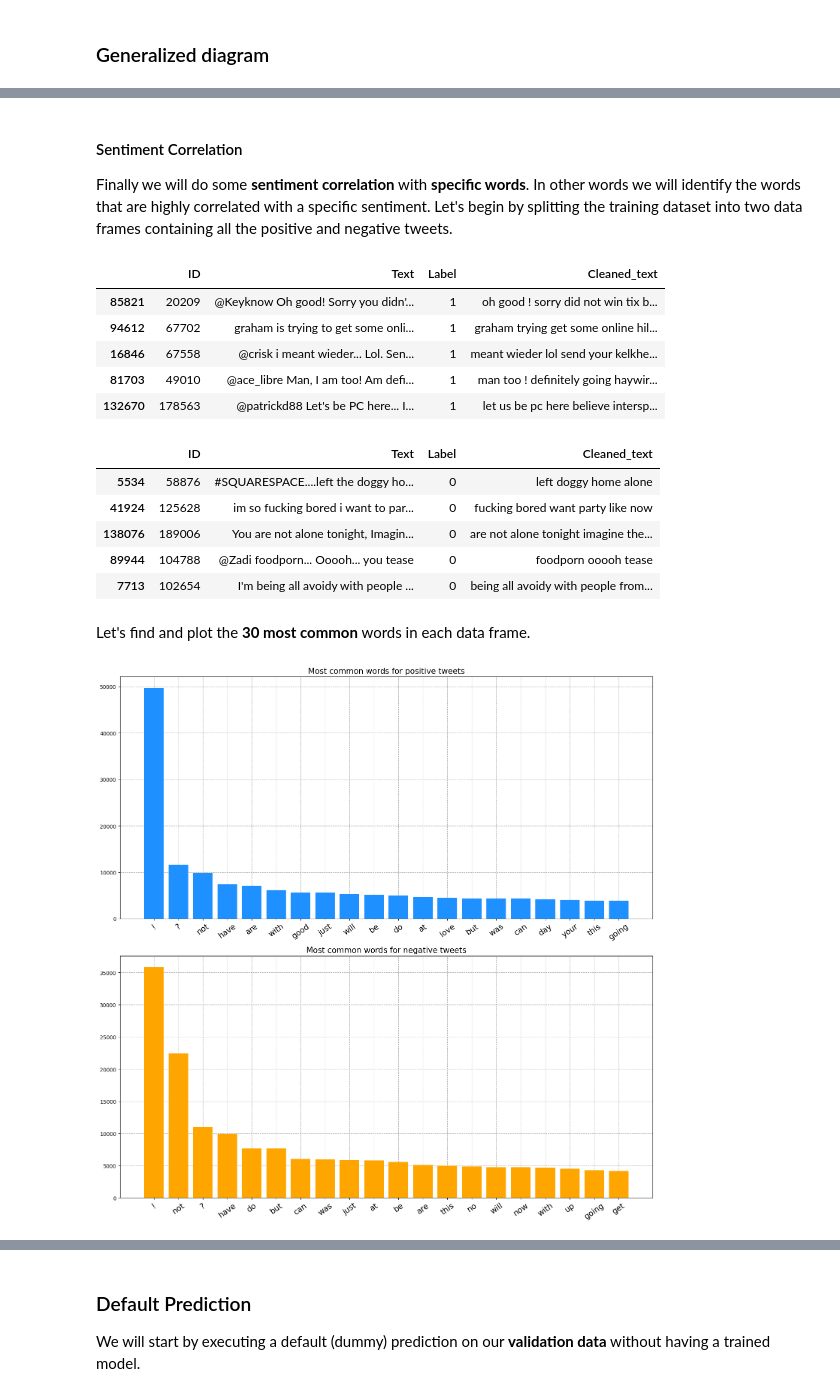
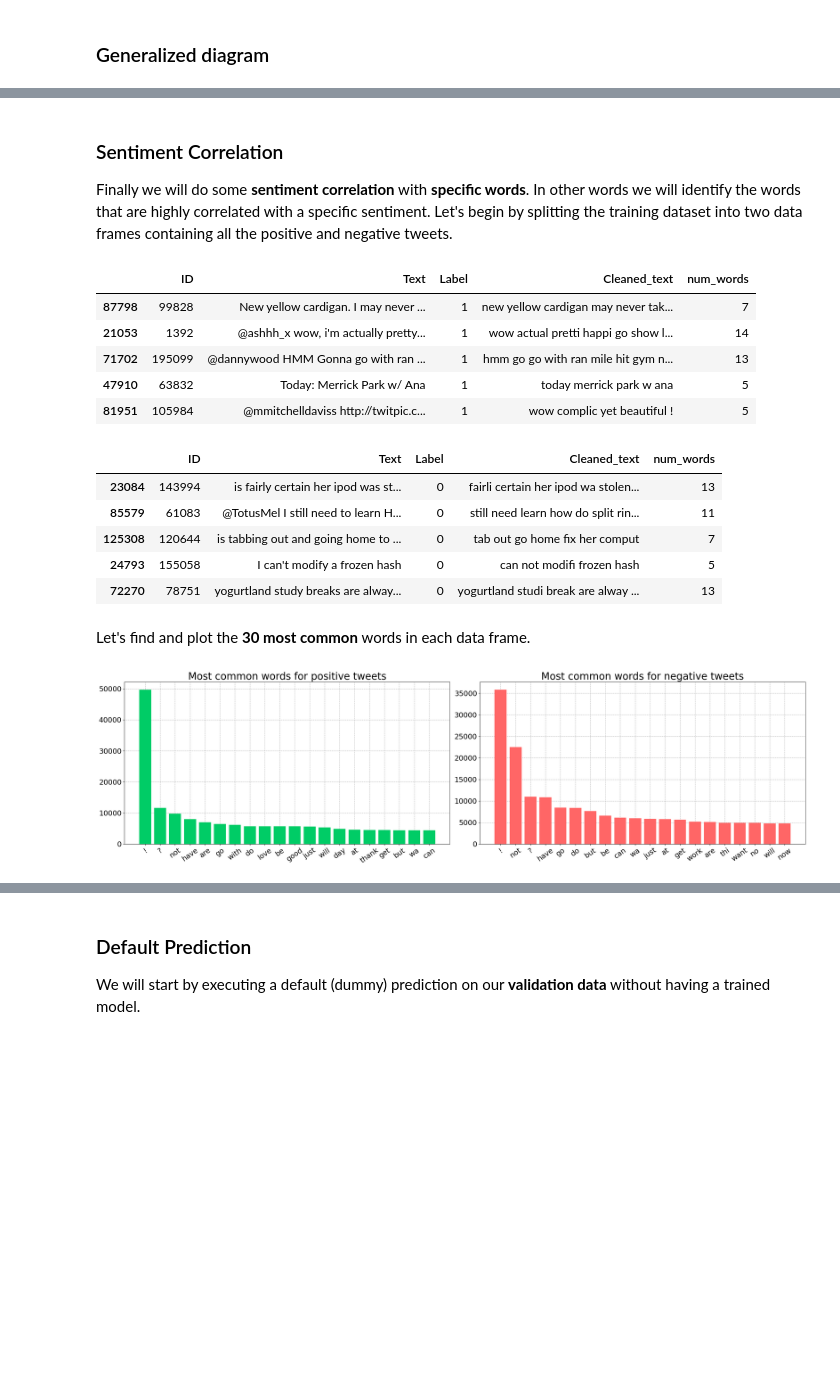
Before and after one commit to AntonisZks/Deep-Learning-for-Natural-Language-Processing, a Jupyter notebook: Notebooks/natural-language-processing.ipynb, the cells around one changed output, grey strips where cells are left out. Drawn from its saved outputs; the diff is of its cells as text; code cells hidden in the pictures; blank space fills up the shorter version.

```diff
--- a/Notebooks/natural-language-processing.ipynb
+++ b/Notebooks/natural-language-processing.ipynb
@@ -104,11 +104,11 @@ from nltk.stem import PorterStemmer, WordNetLemmatizer
 from nltk.corpus import wordnet
 import contractions
 
-# nltk.download('wordnet')
-# nltk.download('omw-1.4')
+nltk.download('wordnet')
+nltk.download('omw-1.4')
 
-# stemmer = PorterStemmer()
-# lemmatizer = WordNetLemmatizer()
+stemmer = PorterStemmer()
+lemmatizer = WordNetLemmatizer()
 
 def clean_text(text: str) -> str:
     text = text.lower() # Convert to lowercase
@@ -124,9 +124,9 @@ def clean_text(text: str) -> str:
 
     text = re.sub(r"\d+", "", text)
 
-    # words = text.split()
-    # stemmed_words = [stemmer.stem(word) for word in words] # Apply stemming
-    # lemmatized_words = [lemmatizer.lemmatize(word) for word in stemmed_words] # Apply lemmatization
-    # text = " ".join(lemmatized_words)
+    words = text.split()
+    stemmed_words = [stemmer.stem(word) for word in words] # Apply stemming
+    lemmatized_words = [lemmatizer.lemmatize(word) for word in stemmed_words] # Apply lemmatization
+    text = " ".join(lemmatized_words)
 
     return text
@@ -211,7 +220,10 @@ warnings.filterwarnings("ignore", category=UserWarning, module="nltk")
 
 def remove_stopwords(text: str) -> str:
     # Remove the stopwords from the original text
-    stop_words = set(["i", "to", "the", "is", "a", "you", "my", "and", "it", "am", "for", "in", "of", "that", "on", "so", "me"])
+    stop_words = set(
+        ["i", "to", "the", "is", "a", "you", "my", "and",
+         "it", "am", "for", "in", "of", "that", "on", "so", "me"]
+    )
     word_tokens = word_tokenize(text)
     filtered_words = [word for word in word_tokens if word not in stop_words]
 
@@ -457,5 +499,5 @@ plt.show()
 # %% [markdown]
-#### Sentiment Correlation
+### Sentiment Correlation
 
 Finally we will do some **sentiment correlation** with **specific words**. In other words we will identify the words that are highly correlated with a specific sentiment. Let's begin by splitting the training dataset into two data frames containing all the positive and negative tweets.
 # %%
@@ -464,21 +506,21 @@ train_negative_df = train_df[train_df['Label'] == 0]
 # %%
 train_positive_df.head()
 # %% [output]
-|  | ID | Text | Label | Cleaned_text |
-| 85821 | 20209 | @Keyknow Oh good! Sorry you didn'... | 1 | oh good ! sorry did not win tix b... |
-| 94612 | 67702 | graham is trying to get some onli... | 1 | graham trying get some online hil... |
-| 16846 | 67558 | @crisk i meant wieder... Lol. Sen... | 1 | meant wieder lol send your kelkhe... |
-| 81703 | 49010 | @ace_libre Man, I am too! Am defi... | 1 | man too ! definitely going haywir... |
-| 132670 | 178563 | @patrickd88 Let's be PC here... I... | 1 | let us be pc here believe intersp... |
+|  | ID | Text | Label | Cleaned_text | num_words |
+| 87798 | 99828 | New yellow cardigan. I may never ... | 1 | new yellow cardigan may never tak... | 7 |
+| 21053 | 1392 | @ashhh_x wow, i'm actually pretty... | 1 | wow actual pretti happi go show l... | 14 |
+| 71702 | 195099 | @dannywood HMM Gonna go with ran ... | 1 | hmm go go with ran mile hit gym n... | 13 |
+| 47910 | 63832 | Today: Merrick Park w/ Ana | 1 | today merrick park w ana | 5 |
+| 81951 | 105984 | @mmitchelldaviss http://twitpic.c... | 1 | wow complic yet beautiful ! | 5 |
 # %%
 train_negative_df.head()
 # %% [output]
-|  | ID | Text | Label | Cleaned_text |
-| 5534 | 58876 | #SQUARESPACE....left the doggy ho... | 0 | left doggy home alone |
-| 41924 | 125628 | im so fucking bored i want to par... | 0 | fucking bored want party like now |
-| 138076 | 189006 | You are not alone tonight, Imagin... | 0 | are not alone tonight imagine the... |
-| 89944 | 104788 | @Zadi foodporn... Ooooh... you tease | 0 | foodporn ooooh tease |
-| 7713 | 102654 | I'm being all avoidy with people ... | 0 | being all avoidy with people from... |
+|  | ID | Text | Label | Cleaned_text | num_words |
+| 23084 | 143994 | is fairly certain her ipod was st... | 0 | fairli certain her ipod wa stolen... | 13 |
+| 85579 | 61083 | @TotusMel I still need to learn H... | 0 | still need learn how do split rin... | 11 |
+| 125308 | 120644 | is tabbing out and going home to ... | 0 | tab out go home fix her comput | 7 |
+| 24793 | 155058 | I can't modify a frozen hash | 0 | can not modifi frozen hash | 5 |
+| 72270 | 78751 | yogurtland study breaks are alway... | 0 | yogurtland studi break are alway ... | 13 |
 # %% [markdown]
 Let's find and plot the **30 most common** words in each data frame.
 # %%
@@ -492,36 +534,38 @@ all_train_positive_words = all_train_positive_text.split()
 train_positive_words_counter = Counter(all_train_positive_words)
 most_common_train_positive_words = train_positive_words_counter.most_common(20)
 
 # Receive all the words from the negative dataframe
 all_train_negative_text = " ".join(train_negative_df['Cleaned_text'])
 all_train_negative_words = all_train_negative_text.split()
 
 # Find the most common words
 train_negative_words_counter = Counter(all_train_negative_words)
 most_common_train_negative_words = train_negative_words_counter.most_common(20)
 
 # Plot the data
 positive_labels = [word[0] for word in most_common_train_positive_words]
 positive_count = [word[1] for word in most_common_train_positive_words]
 
 negative_labels = [word[0] for word in most_common_train_negative_words]
 negative_count = [word[1] for word in most_common_train_negative_words]
 
-fig, axes = plt.subplots(2, 1, figsize=(15, 15))
+fig, axes = plt.subplots(1, 2, figsize=(25, 7))
 axes[0].set_axisbelow(True)
 axes[0].grid(zorder=1, linestyle='dashed')
-axes[0].bar(positive_labels, positive_count, color="dodgerblue")
-axes[0].set_title('Most common words for positive tweets', fontsize=15)
+axes[0].bar(positive_labels, positive_count, color="#00CC66")
+axes[0].set_title('Most common words for positive tweets', fontsize=25)
 axes[0].set_xticklabels(labels=positive_labels, rotation=35, fontsize=15)
+axes[0].tick_params(axis='both', which='major', labelsize=18)
 
 axes[1].set_axisbelow(True)
 axes[1].grid(zorder=1, linestyle='dashed')
-axes[1].bar(negative_labels, negative_count, color="orange")
-axes[1].set_title('Most common words for negative tweets', fontsize=15)
+axes[1].bar(negative_labels, negative_count, color="#FF6666")
+axes[1].set_title('Most common words for negative tweets', fontsize=25)
 axes[1].set_xticklabels(labels=negative_labels, rotation=35, fontsize=15)
+axes[1].tick_params(axis='both', which='major', labelsize=18)
 
 # plt.savefig('../plots/most_common_words.png')
 plt.tight_layout()
 plt.show()
 # %% [output]
-[figure, old version]
+[figure, new version]
```
Also changed, not shown: parts of 51 cells of this notebook, 2 other files.
